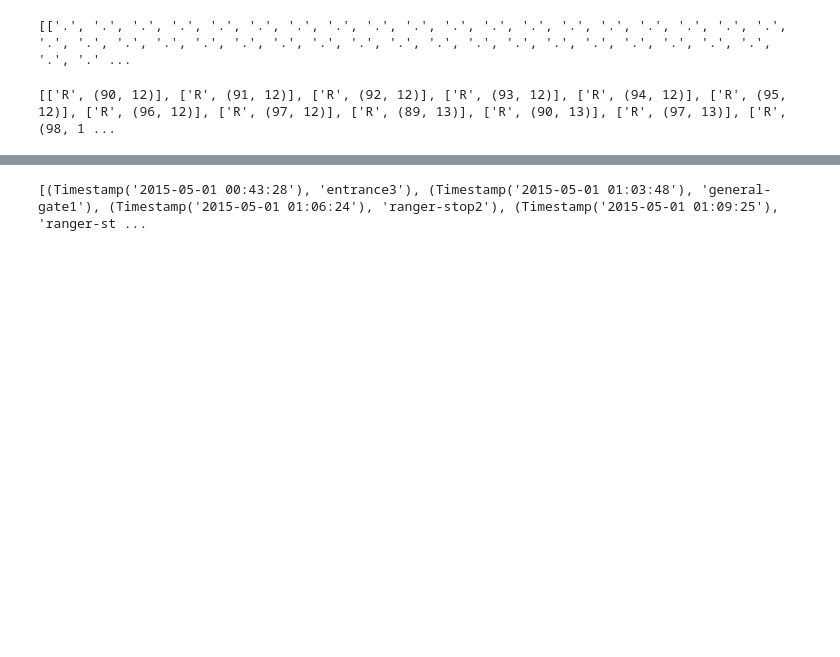
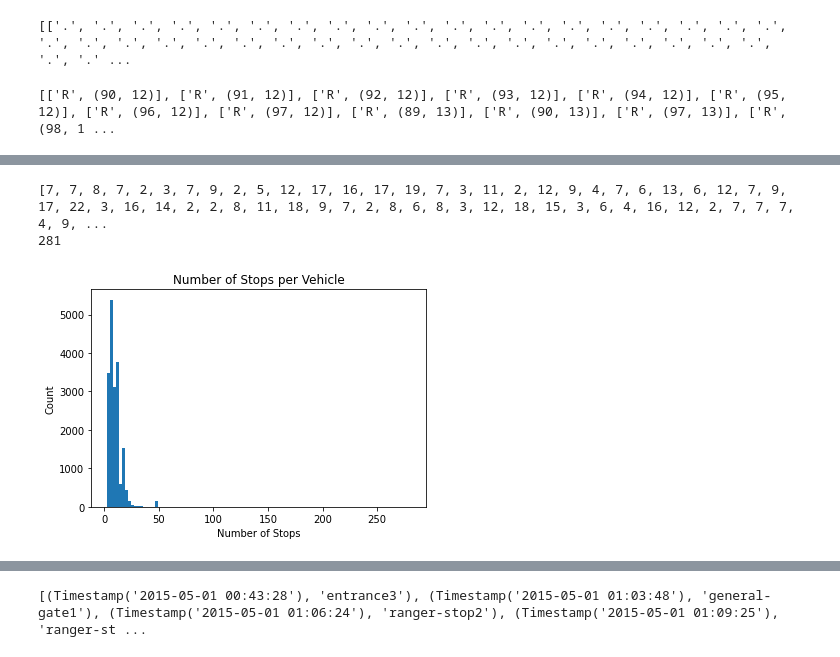
Before and after one commit to dollberk/Patterns_of_Life_Capstone, a Jupyter notebook: Capstone_Final.ipynb, the cells around one changed output, grey strips where cells are left out. Saved outputs shown, nothing was run; the diff lists cells and outputs as text; code cells hidden in the pictures; blank space fills up the shorter version.

Commit message:
A few visuals

```diff
--- a/Capstone_Final.ipynb
+++ b/Capstone_Final.ipynb
@@ -294,6 +287,23 @@ General_Gate
 car_id_dict = defaultdict(list)
 for x in range(len(data['car-id'])):
     car_id_dict[(data['car-id'][x], data['car-type'][x])].append((data['Timestamp'][x], data['gate-name'][x]))
+# %%
+car_id_count = list(map(len, car_id_dict.values()))
+print(car_id_count)
+print(max(car_id_count))
+#car_id_count.remove(max(car_id_count))
+#print(max(car_id_count))
+#car_id_count.remove(max(car_id_count))
+#print(max(car_id_count))
+plt.hist(car_id_count, bins=100)
+plt.xlabel("Number of Stops")
+plt.ylabel("Count")
+plt.title("Number of Stops per Vehicle")
+plt.show()
+# %% [output]
+[7, 7, 8, 7, 2, 3, 7, 9, 2, 5, 12, 17, 16, 17, 19, 7, 3, 11, 2, 12, 9, 4, 7, 6, 13, 6, 12, 7, 9, 17, 22, 3, 16, 14, 2, 2, 8, 11, 18, 9, 7, 2, 8, 6, 8, 3, 12, 18, 15, 3, 6, 4, 16, 12, 2, 7, 7, 7, 4, 9, ...
+281
+[figure, added]
 # %%
 #dictionary with timestamp as key
 time_dict = defaultdict(list)
```
Also changed, not shown: parts of 7 cells of this notebook.
